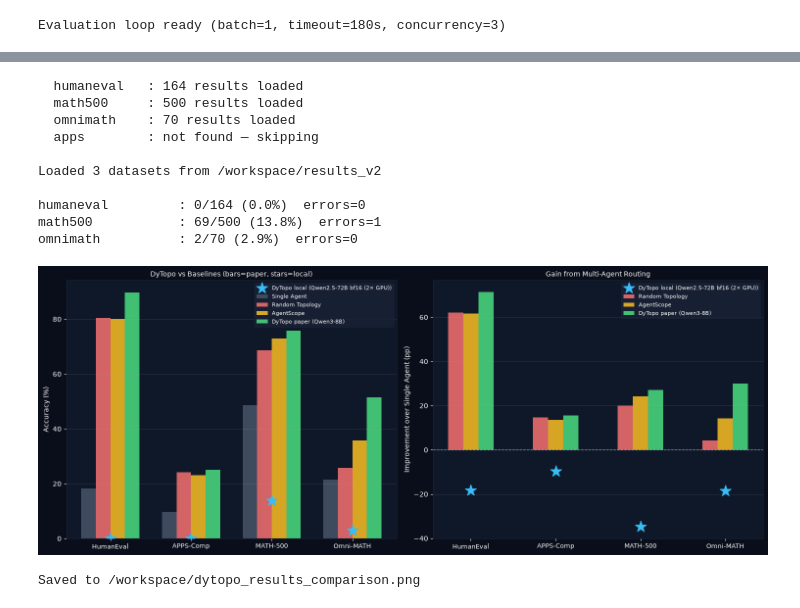
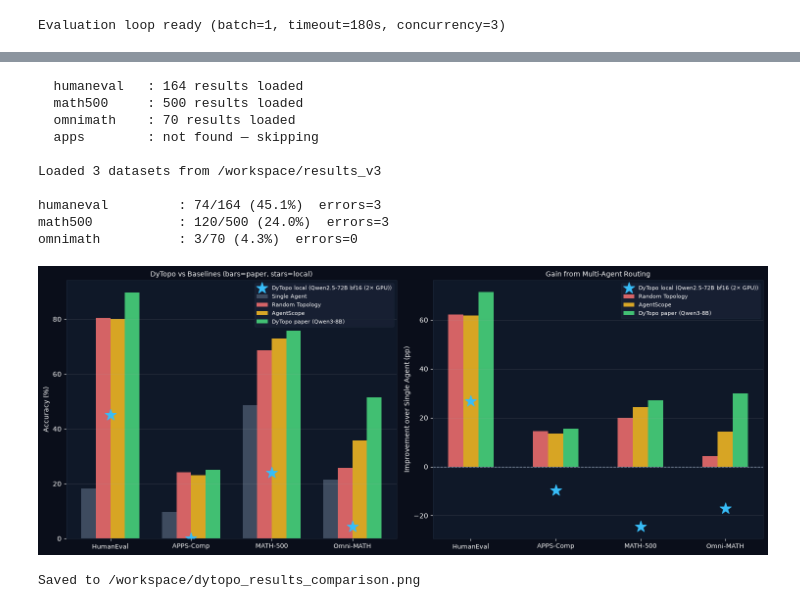
Before and after one commit to 51103220/agentic-dynamic-topology, a Jupyter notebook: notebooks/colab_09_dytopo_real_datasets.ipynb, the cells around one changed output, grey strips where cells are left out. Cells and saved outputs as stored; diff of their text form; code cells hidden in the pictures.

````diff
--- a/notebooks/colab_09_dytopo_real_datasets.ipynb
+++ b/notebooks/colab_09_dytopo_real_datasets.ipynb
@@ -585,12 +480,16 @@ url = 'https://raw.githubusercontent.com/51103220/agentic-dynamic-topology/refs/
 src = urllib.request.urlopen(url).read().decode()
 
 checks = [
-    ('Manager final_answer field',       '"final_answer": "String. REQUIRED when is_complete=true' in src),
-    ('Manager final_answer extraction',  'mgr_raw.get("final_answer", "").strip()' in src),
-    ('best_primary_answer tracking',     'best_primary_answer' in src),
-    ('Developer forces code block',      '```python ... ```' in src),
-    ('Solver forces Answer: format',     'Answer: <value>' in src),
-    ('Neighbor message passing',         'prev_adjacency[j][a.id] == 1' in src),
+    ('Manager final_answer field',           '"final_answer": "String. REQUIRED when is_complete=true' in src),
+    ('Manager final_answer extraction',      'mgr_raw.get("final_answer", "").strip()' in src),
+    ('best_primary_answer tracking',         'best_primary_answer' in src),
+    ('Developer forces code block',          '```python ... ```' in src),
+    ('Solver forces Answer: format',         'Answer: <value>' in src),
+    ('Private msg routing (not pub_content)','_format_private' in src),
+    ('Aggregation order σ(t)',               'build_aggregation_order' in src),
+    ('K_in cap applied',                     'apply_k_in_cap' in src),
+    ('max_tokens default ≥ 3000',            'max_tokens: int = 3000' in src or 'max_tokens: int = 4000' in src or 'max_tokens: int = 5000' in src),
+    ('k_in field in DyTopoConfig',           'k_in: int' in src),
 ]
 
 all_ok = True
@@ -627,19 +569,0 @@ for ds_name, problems, task_type, tau, max_rounds in DATASETS_TO_RUN:
-# %%
-import json
-from pathlib import Path
-
-d = json.load(open('/workspace/results_v3/humaneval_results.json'))
-print(json.dumps(d[0], indent=2))
-
-RESULTS_DIR = Path('/workspace/results_v3')
-
-for ds_name in ['humaneval', 'math500', 'omnimath']:
-    p = RESULTS_DIR / f'{ds_name}_results.json'
-    if not p.exists(): continue
-    d = json.load(open(p))
-    non_empty = sum(1 for r in d if r.get('final_answer', ''))
-    errors = sum(1 for r in d if 'error' in r)
-    print(f'{ds_name}: {len(d)} done, final_answer={non_empty}/{len(d)}, errors={errors}')
-    for r in d[:5]:
-        print(f'  {r["id"]}: {repr(r.get("final_answer","")[:150])}')
-    print()
@@ -665,7 +571,7 @@ for ds_name in ['humaneval', 'math500', 'omnimath']:
 import json
 from pathlib import Path
 
-RESULTS_DIR = Path('/workspace/results_v2')
+RESULTS_DIR = Path('/workspace/results_v3')
 
 all_run_results = {}
 for ds_name in ['humaneval', 'math500', 'omnimath', 'apps']:
@@ -784,38 +690,38 @@ for i, m in enumerate(['random_topo', 'agentscope', 'dytopo_paper']):
             label=METHOD_LABELS[m], color=METHOD_COLORS[m], alpha=0.85)
 if any(v is not None for v in local_vals):
     local_imp = [
         (scores.get(ds_map_local[d], {}).get('accuracy') or 0) - paper_data[d]['single_agent']
         for d in ds_labels
     ]
     ax2.scatter(x, local_imp, marker='*', s=300,
                 color=METHOD_COLORS['dytopo_local'], zorder=5,
                 label=METHOD_LABELS['dytopo_local'])
 ax2.axhline(0, color='#94a3b8', linewidth=1, linestyle='--')
 ax2.set_xticks(x); ax2.set_xticklabels(ds_labels, color='white', fontsize=9)
 ax2.set_ylabel('Improvement over Single Agent (pp)', color='white')
 ax2.set_title('Gain from Multi-Agent Routing', color='white', fontsize=10)
 ax2.legend(facecolor='#1a2235', edgecolor='#1e293b', labelcolor='white', fontsize=8)
 ax2.tick_params(colors='white'); ax2.spines[:].set_color('#1e293b'); ax2.grid(axis='y', alpha=0.2)
 
 plt.tight_layout()
 out_path = '/workspace/dytopo_results_comparison.png'
 plt.savefig(out_path, dpi=150, bbox_inches='tight', facecolor='#0a0e1a')
 import shutil
 shutil.copy(out_path, RESULTS_DIR / 'dytopo_results_comparison.png')
 plt.show()
 print(f'Saved to {out_path}')
 # %% [output]
   humaneval   : 164 results loaded
   math500     : 500 results loaded
   omnimath    : 70 results loaded
   apps        : not found — skipping
 
-Loaded 3 datasets from /workspace/results_v2
+Loaded 3 datasets from /workspace/results_v3
 
-humaneval         : 0/164 (0.0%)  errors=0
-math500           : 69/500 (13.8%)  errors=1
-omnimath          : 2/70 (2.9%)  errors=0
+humaneval         : 74/164 (45.1%)  errors=3
+math500           : 120/500 (24.0%)  errors=3
+omnimath          : 3/70 (4.3%)  errors=0
-[figure, old version]
+[figure, new version]
 Saved to /workspace/dytopo_results_comparison.png
 # %%
 # ── Cell 16: Edge density analysis across real problems ───────────────────────
````
Also changed, not shown: parts of 14 cells of this notebook, 8 other files.
